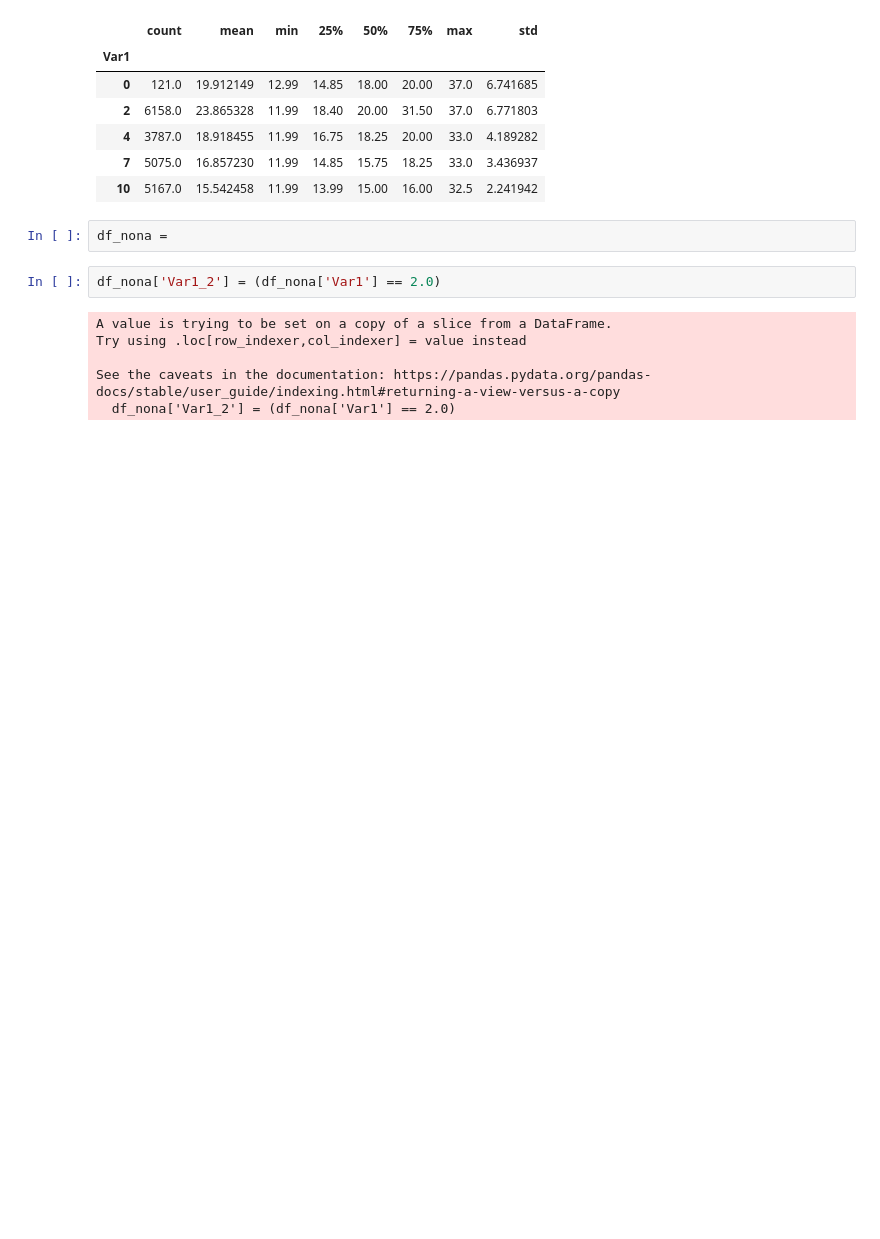
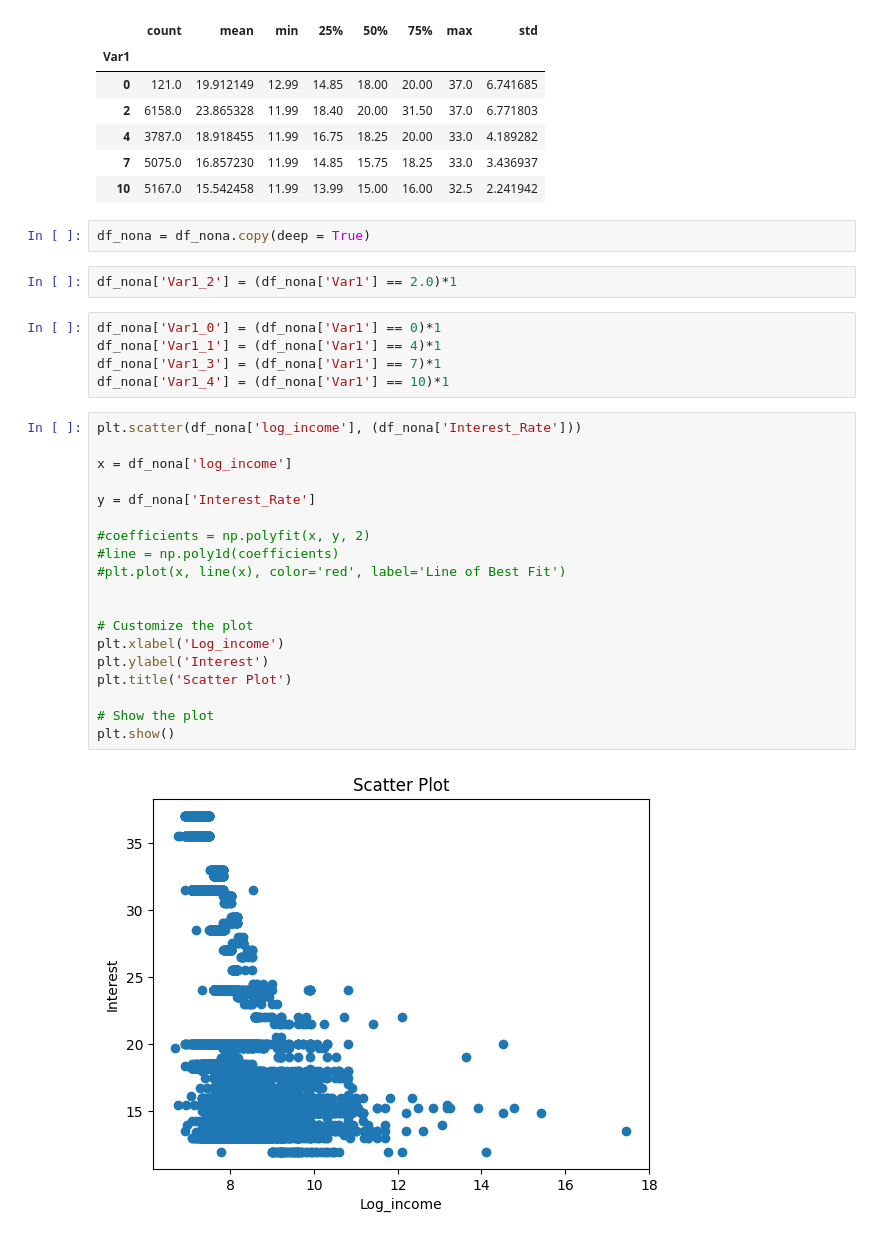
Before and after one commit to tomwillcode/9th_wave_cantek, a Jupyter notebook: Bank_Marketing_Analysis.ipynb, the cells around one changed output. Saved outputs shown, nothing was run; the diff lists cells and outputs as text; blank space fills up the shorter version.

```diff
--- a/Bank_Marketing_Analysis.ipynb
+++ b/Bank_Marketing_Analysis.ipynb
@@ -401,13 +404,33 @@ df_nona.groupby("Var1").describe()['Interest_Rate']
 | 4 | 3787.0 | 18.918455 | 11.99 | 16.75 | 18.25 | 20.00 | 33.0 | 4.189282 |
 | 7 | 5075.0 | 16.857230 | 11.99 | 14.85 | 15.75 | 18.25 | 33.0 | 3.436937 |
 | 10 | 5167.0 | 15.542458 | 11.99 | 13.99 | 15.00 | 16.00 | 32.5 | 2.241942 |
-# %%
-df_nona =
+# %%
+df_nona = df_nona.copy(deep = True)
 # %%
-df_nona['Var1_2'] = (df_nona['Var1'] == 2.0)
+df_nona['Var1_2'] = (df_nona['Var1'] == 2.0)*1
-# %% [output]
-A value is trying to be set on a copy of a slice from a DataFrame.
-Try using .loc[row_indexer,col_indexer] = value instead
-
-See the caveats in the documentation: https://pandas.pydata.org/pandas-docs/stable/user_guide/indexing.html#returning-a-view-versus-a-copy
-  df_nona['Var1_2'] = (df_nona['Var1'] == 2.0)
+# %%
+df_nona['Var1_0'] = (df_nona['Var1'] == 0)*1
+df_nona['Var1_1'] = (df_nona['Var1'] == 4)*1
+df_nona['Var1_3'] = (df_nona['Var1'] == 7)*1
+df_nona['Var1_4'] = (df_nona['Var1'] == 10)*1
+# %%
+plt.scatter(df_nona['log_income'], (df_nona['Interest_Rate']))
+
+x = df_nona['log_income']
+
+y = df_nona['Interest_Rate']
+
+#coefficients = np.polyfit(x, y, 2)
+#line = np.poly1d(coefficients)
+#plt.plot(x, line(x), color='red', label='Line of Best Fit')
+
+
+# Customize the plot
+plt.xlabel('Log_income')
+plt.ylabel('Interest')
+plt.title('Scatter Plot')
+
+# Show the plot
+plt.show()
+# %% [output]
+[figure, added]
```
Also changed, not shown: parts of 30 cells of this notebook, 1 other file.
